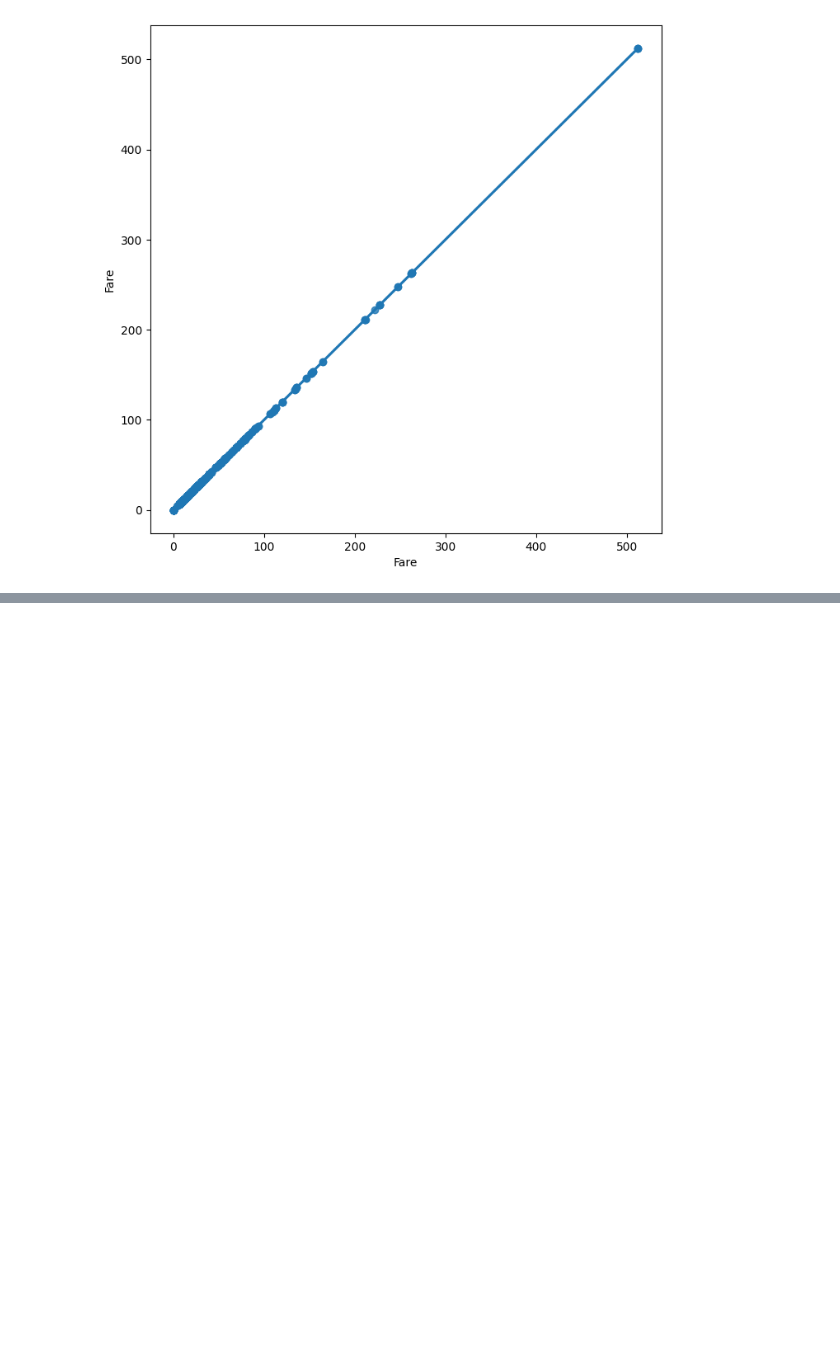
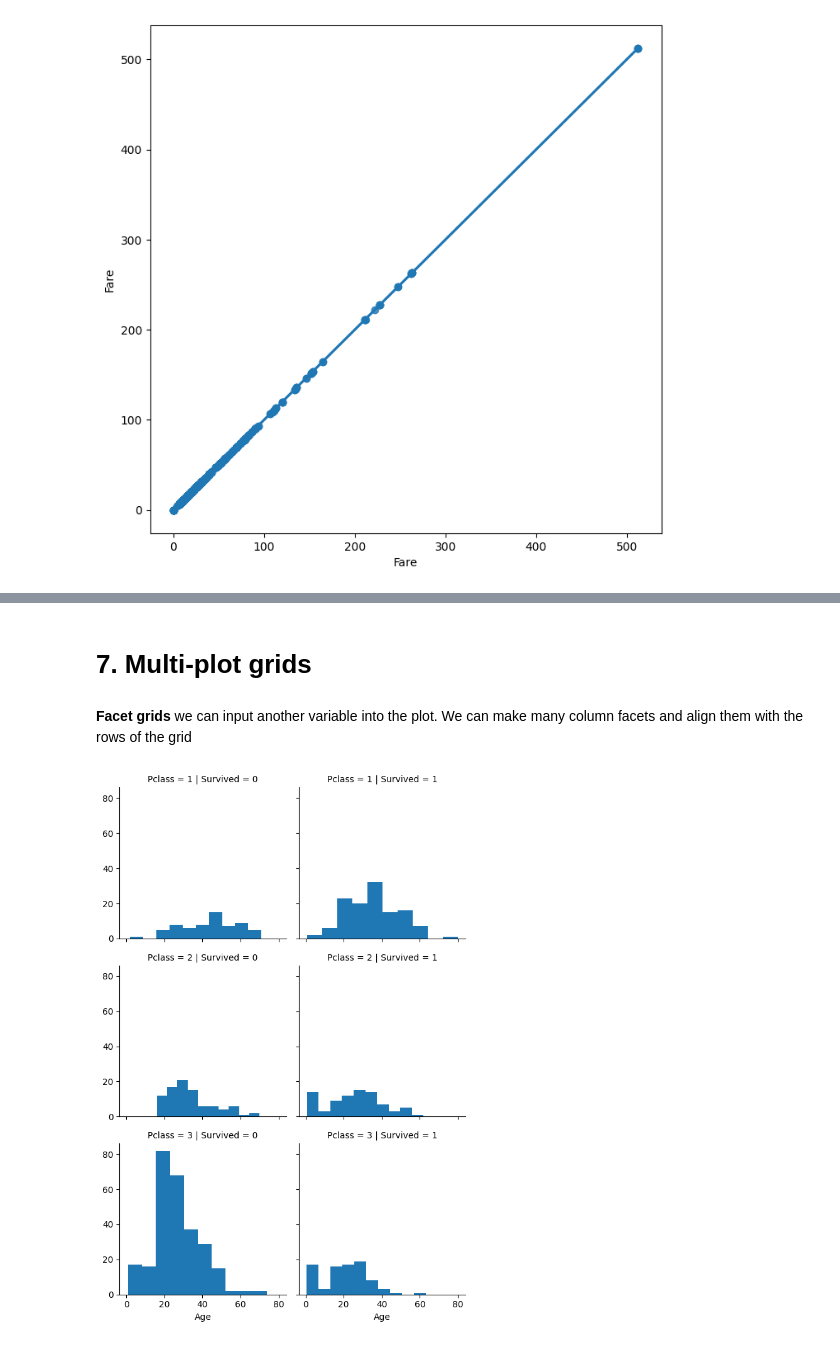
Before and after one commit to Zeeshier/Python_Programming, a Jupyter notebook: Seaborn & Matplotlib/Seaborn & Matplotlib.ipynb, the cells around one changed output, grey strips where cells are left out. Saved outputs shown, nothing was run; the diff lists cells and outputs as text; code cells hidden in the pictures; blank space fills up the shorter version.

```diff
--- a/Seaborn & Matplotlib/Seaborn & Matplotlib.ipynb
+++ b/Seaborn & Matplotlib/Seaborn & Matplotlib.ipynb
@@ -215,0 +229,15 @@ plt.show()
+# %% [markdown]
+# 7. Multi-plot grids
+# %% [markdown]
+**Facet grids**
+we can input another variable into the plot. We can make many column facets and align them with the rows of the grid
+# %%
+# The main approach for visualizing data on this grid is with the FacetGrid.map() method
+
+g = sns.FacetGrid(data, col='Survived', row='Pclass')
+
+g.map(plt.hist, 'Age')
+g.add_legend()
+plt.show()
+# %% [output]
+[figure, added]
```
Also changed, not shown: parts of 4 cells of this notebook.
